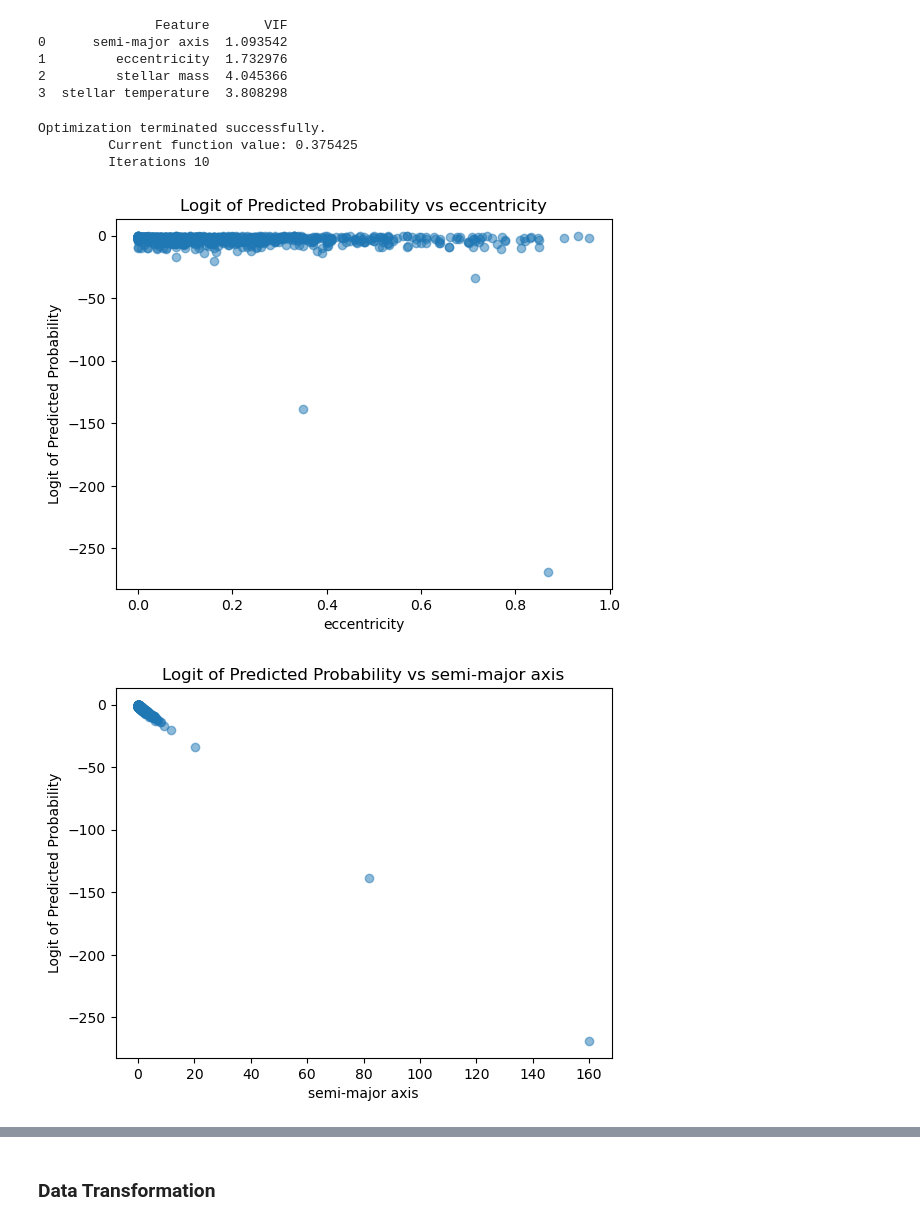
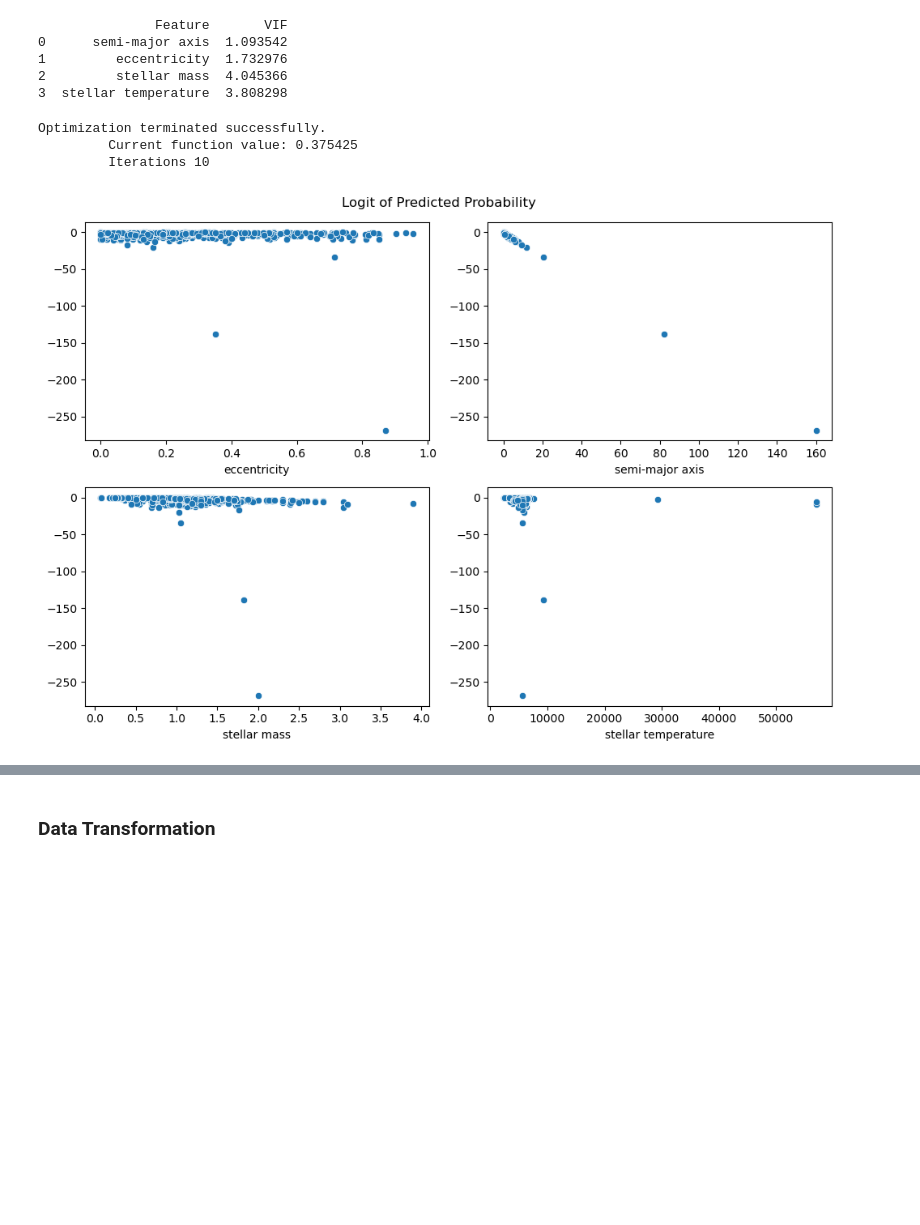
Before and after one commit to Sunnyshio/Predictive-Classification-of-Exoplanetary-Orbital-Periods, a Jupyter notebook: classification of exoplanetary orbital periods.ipynb, the cells around one changed output, grey strips where cells are left out. Cells and saved outputs as stored; diff of their text form; code cells hidden in the pictures; blank space fills up the shorter version.

Commit message:
fixed plot on checking assumptions for Logit of Predicted Probability

```diff
--- a/classification of exoplanetary orbital periods.ipynb
+++ b/classification of exoplanetary orbital periods.ipynb
@@ -180,36 +180,53 @@ print(vif_data)
 # %%
 #assessing the Linearity of Predictors with Log Odds
 #The model assumes a linear relationship between the continuous predictors and the log-odds of the outcome
 #This doesn’t mean that predictors must have a linear relationship with the outcome directly, but with the logit (log-odds) of the outcome
 
 predictors = df[['eccentricity', 'semi-major axis', 'stellar mass', 'stellar temperature']]
 target = df['orbital period']
 
 df['orbital_period_encoded'] = df['orbital period'].astype('category').cat.codes
 
 df['target'] = (df['orbital_period_encoded'] == 1).astype(int)
 
 X = sm.add_constant(predictors)
 y = df['target']
 
 # Fit logistic regression model
 log_reg = sm.Logit(y, X).fit()
 
 # Get predicted probabilities
 pred_probs = log_reg.predict(X)
 logit_preds = np.log(pred_probs / (1 - pred_probs))
 
 # Plot each predictor against the logit of predicted probabilities
-for predictor in predictors.columns:
-    plt.figure()
-    plt.scatter(df[predictor], logit_preds, alpha=0.5)
-    plt.xlabel(predictor)
-    plt.ylabel('Logit of Predicted Probability')
-    plt.title(f'Logit of Predicted Probability vs {predictor}')
-    plt.show()
+plt.figure(figsize=(10,7))
+
+plt.subplot(2,2,1)
+sns.scatterplot(x=df["eccentricity"], y=logit_preds)
+
+plt.subplot(2,2,2)
+sns.scatterplot(x=df["semi-major axis"], y=logit_preds)
+
+plt.subplot(2,2,3)
+sns.scatterplot(x=df["stellar mass"], y=logit_preds)
+
+plt.subplot(2,2,4)
+sns.scatterplot(x=df["stellar temperature"], y=logit_preds)
+
+plt.suptitle("Logit of Predicted Probability")
+plt.tight_layout()
+plt.show()
+
+# for predictor in predictors.columns:
+#     plt.figure()
+#     plt.scatter(df[predictor], logit_preds, alpha=0.5)
+#     plt.xlabel(predictor)
+#     plt.ylabel('Logit of Predicted Probability')
+#     plt.title(f'Logit of Predicted Probability vs {predictor}')
+#     plt.show()
 # %% [output]
 Optimization terminated successfully.
          Current function value: 0.375425
          Iterations 10
-[figure, old version]
+[figure, new version]
-[figure, removed]
```
Also changed, not shown: parts of 1 cell of this notebook.
